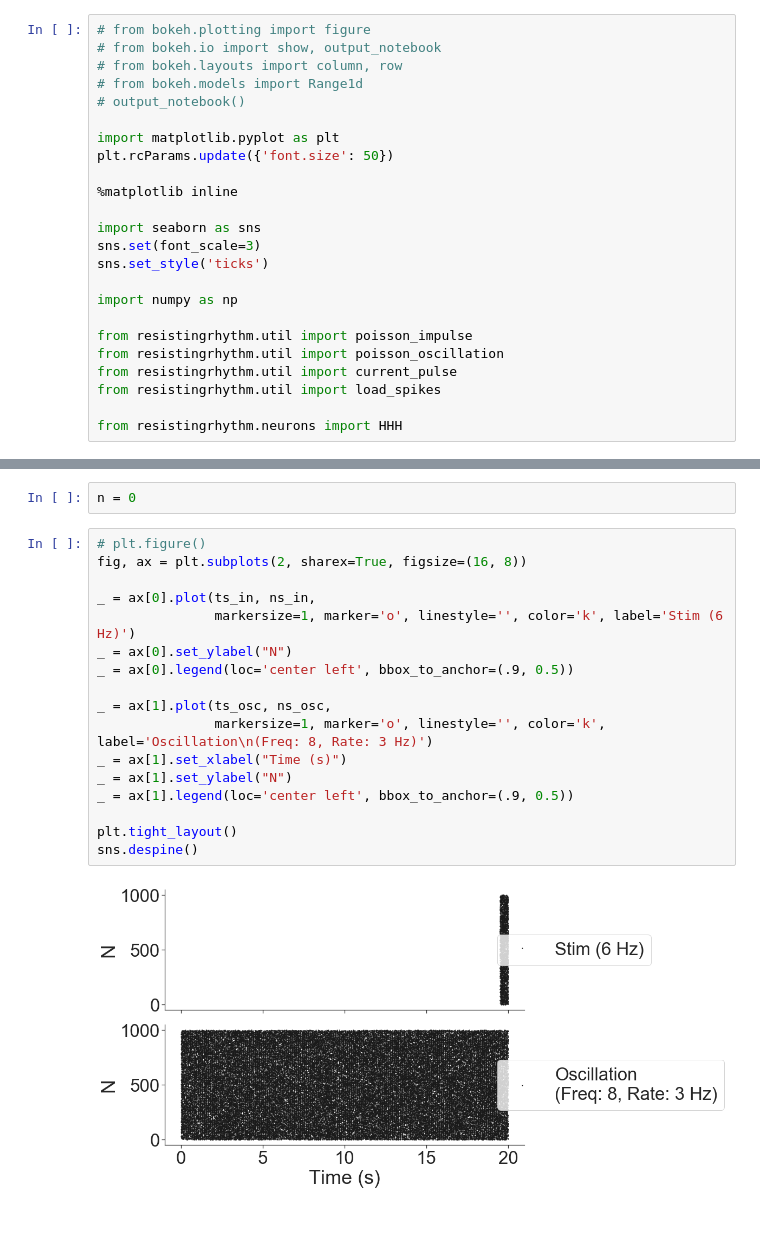
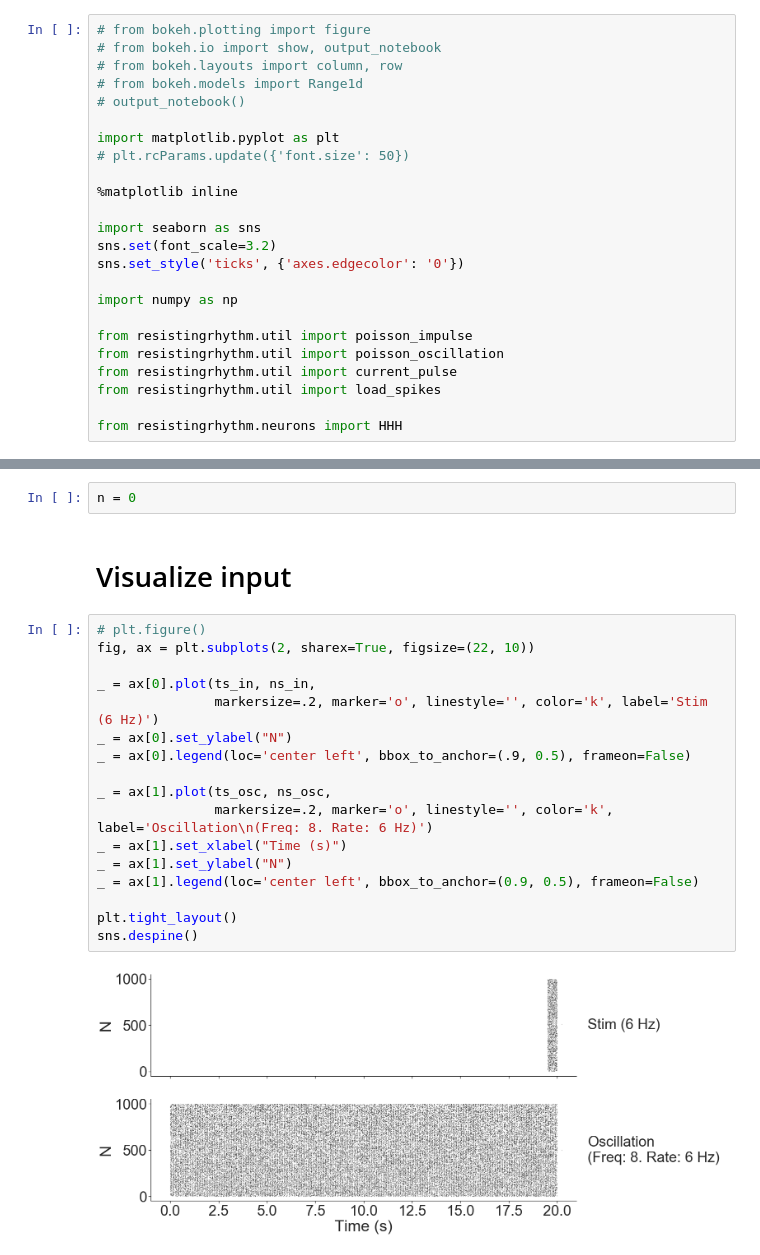
Before and after one commit to voytekresearch/resistingrhythm, a Jupyter notebook: resistingrhythm/ipynb/paper_figures_HHH.ipynb, the cells around one changed output, grey strips where cells are left out. Saved outputs shown, nothing was run; the diff lists cells and outputs as text; blank space fills up the shorter version.

```diff
--- a/resistingrhythm/ipynb/paper_figures_HHH.ipynb
+++ b/resistingrhythm/ipynb/paper_figures_HHH.ipynb
@@ -8,13 +8,13 @@
 # output_notebook()
 
 import matplotlib.pyplot as plt
-plt.rcParams.update({'font.size': 50})
+# plt.rcParams.update({'font.size': 50})
 
 %matplotlib inline
 
 import seaborn as sns
-sns.set(font_scale=3)
-sns.set_style('ticks')
+sns.set(font_scale=3.2)
+sns.set_style('ticks', {'axes.edgecolor': '0'})
 
 import numpy as np
 
@@ -86,24 +96,26 @@ results['v_m'].std()
 # %%
 n = 0
+# %% [markdown]
+# Visualize input
 # %%
 # plt.figure()
-fig, ax = plt.subplots(2, sharex=True, figsize=(16, 8))
+fig, ax = plt.subplots(2, sharex=True, figsize=(22, 10))
 
 _ = ax[0].plot(ts_in, ns_in,
-               markersize=1, marker='o', linestyle='', color='k', label='Stim (6 Hz)')
+               markersize=.2, marker='o', linestyle='', color='k', label='Stim (6 Hz)')
 _ = ax[0].set_ylabel("N")
-_ = ax[0].legend(loc='center left', bbox_to_anchor=(.9, 0.5))
+_ = ax[0].legend(loc='center left', bbox_to_anchor=(.9, 0.5), frameon=False)
 
 _ = ax[1].plot(ts_osc, ns_osc,
-               markersize=1, marker='o', linestyle='', color='k', label='Oscillation\n(Freq: 8, Rate: 3 Hz)')
+               markersize=.2, marker='o', linestyle='', color='k', label='Oscillation\n(Freq: 8. Rate: 6 Hz)')
 _ = ax[1].set_xlabel("Time (s)")
 _ = ax[1].set_ylabel("N")
-_ = ax[1].legend(loc='center left', bbox_to_anchor=(.9, 0.5))
+_ = ax[1].legend(loc='center left', bbox_to_anchor=(0.9, 0.5), frameon=False)
 
 plt.tight_layout()
 sns.despine()
 # %% [output]
-[figure, old version]
+[figure, new version]
 # %%
 # plt.figure()
 fig, ax = plt.subplots(1, sharex=True, figsize=(2, 3))
```
Also changed, not shown: parts of 6 cells of this notebook.
